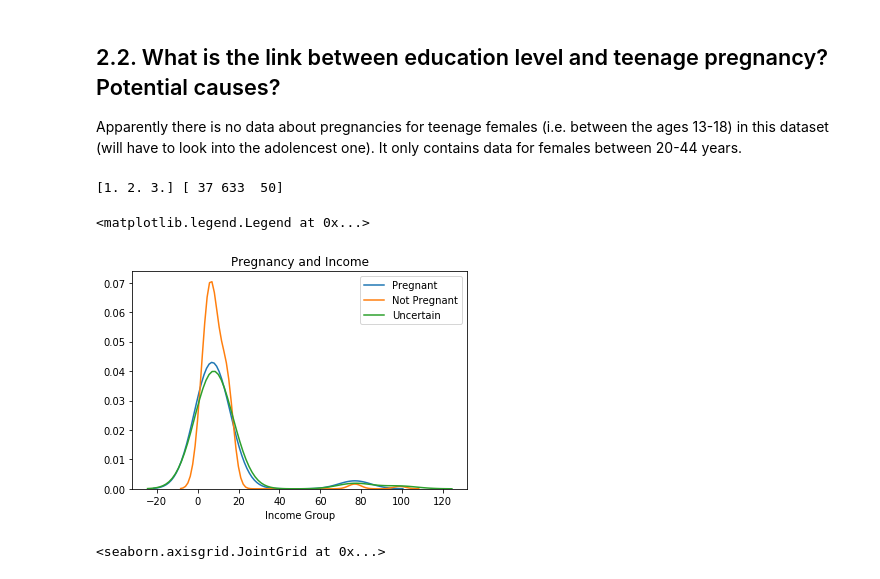
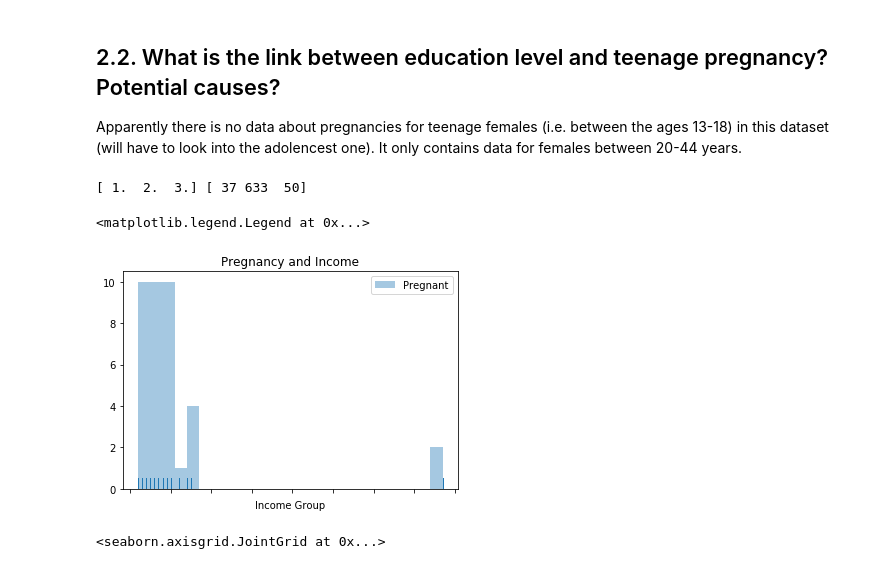
Before and after one commit to vsocrates/causalnhanes, a Jupyter notebook: notebooks/nhanes/demographics/demo_eda.ipynb, the cells around one changed output. Saved outputs shown, nothing was run; the diff lists cells and outputs as text; code cells hidden in the pictures.

```diff
--- a/notebooks/nhanes/demographics/demo_eda.ipynb
+++ b/notebooks/nhanes/demographics/demo_eda.ipynb
@@ -67,26 +67,27 @@ Apparently there is no data about pregnancies for teenage females (i.e. between
 # %%
 # Assuming the label here female's pregnancy status
 female = df.loc[(df.DMDHRGND == 2.0)] # Extract all females
 female_dropna = female[['RIDAGEYR', 'RIDEXPRG', 'INDHHIN2']].dropna()
 
 # Determine number of datapoints for each type of pregnancy status
 labels, counts = np.unique(female_dropna['RIDEXPRG'], return_counts=True)
 print(labels, counts)
 
 pregnant = female_dropna.loc[female_dropna.RIDEXPRG == 1.0]
 not_pregnant = female_dropna.loc[female_dropna.RIDEXPRG == 2.0]
 uncertain = female_dropna.loc[female_dropna.RIDEXPRG == 3.0]
 
-ax = sns.kdeplot(pregnant.INDHHIN2, shade=False)
-ax = sns.kdeplot(not_pregnant.INDHHIN2, shade=False)
-ax = sns.kdeplot(uncertain.INDHHIN2, shade=False)
+ax = sns.distplot(pregnant.INDHHIN2, kde=False, rug=True, label='Pregnant')
+# ax = sns.distplot(not_pregnant.INDHHIN2, kde=False, rug=True, label='Not Pregnant')
+# ax = sns.distplot(uncertain.INDHHIN2, kde=False, rug=True, label='Uncertain')
+ax.set(xticklabels=[])
 ax.set_title('Pregnancy and Income')
 ax.set_xlabel('Income Group')
-ax.legend(['Pregnant', 'Not Pregnant', 'Uncertain'], loc='best')
+ax.legend(loc='best')
 # %% [output]
-[1. 2. 3.] [ 37 633  50]
+[ 1.  2.  3.] [ 37 633  50]
 <matplotlib.legend.Legend at 0x...>
-[figure, old version]
+[figure, new version]
 # %%
 g = sns.JointGrid(x="RIDAGEYR", y="INDHHIN2", data=pregnant, size=6, ratio=5)
 g.plot_joint(sns.kdeplot, cmap="Greens_d", shade=False, shade_lowest=False)
```
Also changed, not shown: parts of 1 cell of this notebook, 2 other files.
